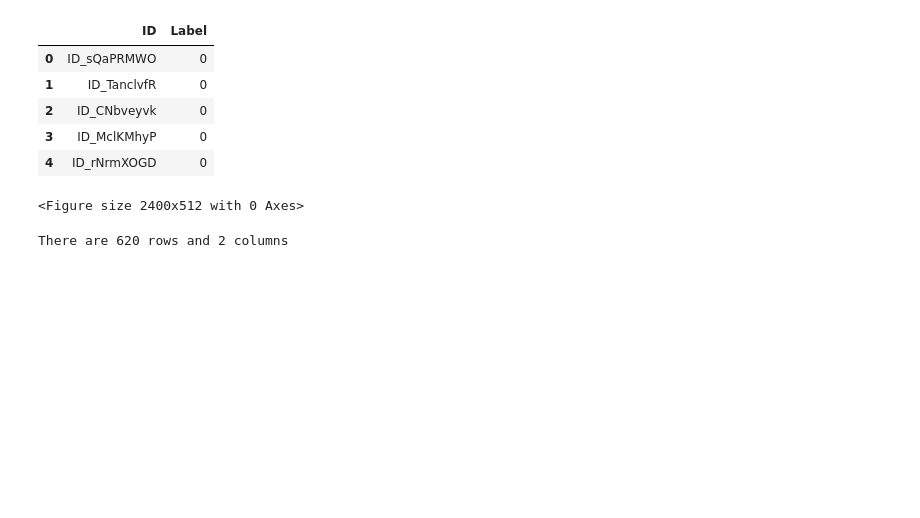
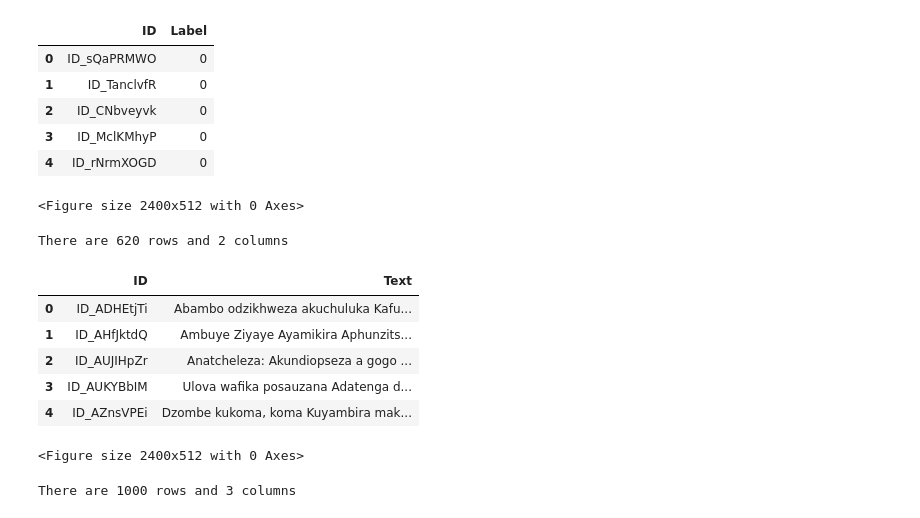
Before and after one commit to Dawit-1621/Malawi-News-Classification-Challenge, a Jupyter notebook: Malawi_News_Classification_Challenge.ipynb, the cells around one changed output. Drawn from its saved outputs; the diff is of its cells as text; code cells hidden in the pictures; blank space fills up the shorter version.

```diff
--- a/Malawi_News_Classification_Challenge.ipynb
+++ b/Malawi_News_Classification_Challenge.ipynb
@@ -96,3 +96,24 @@ nRow, nCol = df2.shape
 print(f'There are {nRow} rows and {nCol} columns')
 # %% [output]
 There are 620 rows and 2 columns
+# %%
+df2.head(5)
+# %% [output]
+|  | ID | Text |
+| 0 | ID_ADHEtjTi | Abambo odzikhweza akuchuluka Kafu... |
+| 1 | ID_AHfJktdQ | Ambuye Ziyaye Ayamikira Aphunzits... |
+| 2 | ID_AUJIHpZr | Anatcheleza: Akundiopseza a gogo ... |
+| 3 | ID_AUKYBbIM | Ulova wafika posauzana Adatenga d... |
+| 4 | ID_AZnsVPEi | Dzombe kukoma, koma Kuyambira mak... |
+# %%
+plotPerColumnDistribution(df2, 10, 5)
+# %% [output]
+<Figure size 2400x512 with 0 Axes>
+# %%
+# Train.csv may have more rows in reality, but we are only loading/previewing the first 1000 rows
+df3 = pd.read_csv('Train.csv', delimiter=',', nrows = nRowsRead)
+df3.dataframeName = 'Train.csv'
+nRow, nCol = df3.shape
+print(f'There are {nRow} rows and {nCol} columns')
+# %% [output]
+There are 1000 rows and 3 columns
```
Also changed, not shown: parts of 2 cells of this notebook.
